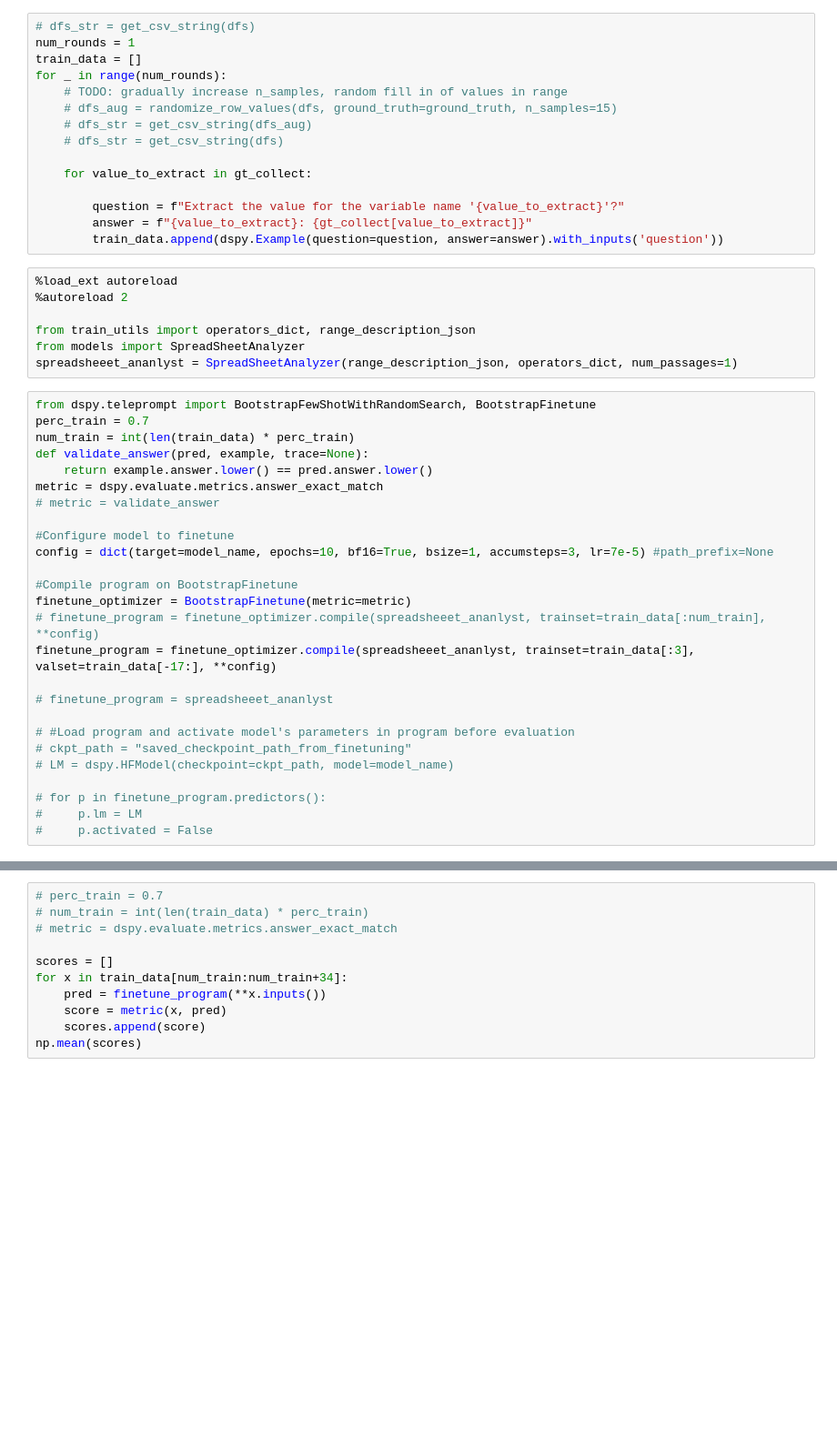
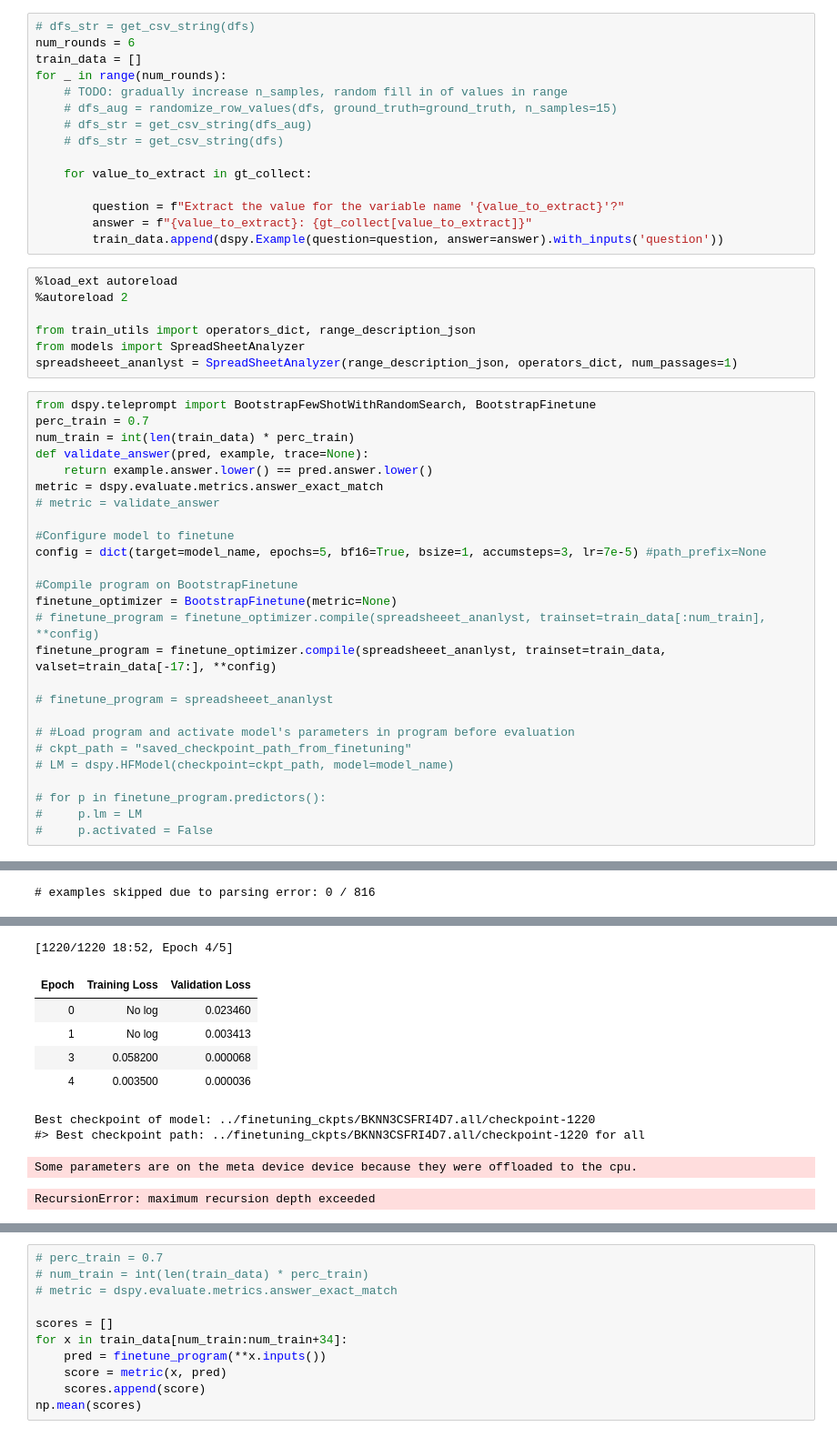
Before and after one commit to learnbott/agentic-ai, a Jupyter notebook: dspy_multiagent_fine_tune.ipynb, the cells around one changed output, grey strips where cells are left out. Shown: that part at 91% size. Saved outputs shown, nothing was run; the diff lists cells and outputs as text; blank space fills up the shorter version.

```diff
--- a/dspy_multiagent_fine_tune.ipynb
+++ b/dspy_multiagent_fine_tune.ipynb
@@ -213,7 +221,7 @@ for row,col in ground_truth.iterrows():
     gt_collect[name] = str(value)
 # %%
 # dfs_str = get_csv_string(dfs)
-num_rounds = 1
+num_rounds = 6
 train_data = []
 for _ in range(num_rounds):
     # TODO: gradually increase n_samples, random fill in of values in range
@@ -243,12 +251,12 @@ metric = dspy.evaluate.metrics.answer_exact_match
 # metric = validate_answer
 
 #Configure model to finetune
-config = dict(target=model_name, epochs=10, bf16=True, bsize=1, accumsteps=3, lr=7e-5) #path_prefix=None
+config = dict(target=model_name, epochs=5, bf16=True, bsize=1, accumsteps=3, lr=7e-5) #path_prefix=None
 
 #Compile program on BootstrapFinetune
-finetune_optimizer = BootstrapFinetune(metric=metric)
+finetune_optimizer = BootstrapFinetune(metric=None)
 # finetune_program = finetune_optimizer.compile(spreadsheeet_ananlyst, trainset=train_data[:num_train], **config)
-finetune_program = finetune_optimizer.compile(spreadsheeet_ananlyst, trainset=train_data[:3], valset=train_data[-17:], **config)
+finetune_program = finetune_optimizer.compile(spreadsheeet_ananlyst, trainset=train_data, valset=train_data[-17:], **config)
 
 # finetune_program = spreadsheeet_ananlyst
 
@@ -259,3 +267,4 @@ finetune_program = finetune_optimizer.compile(spreadsheeet_ananlyst, trainset=tr
 # for p in finetune_program.predictors():
 #     p.lm = LM
 #     p.activated = False
+# %% [output]
@@ -261,0 +276 @@ finetune_program = finetune_optimizer.compile(spreadsheeet_ananlyst, trainset=tr
+# examples skipped due to parsing error: 0 / 816
@@ -261,0 +289,10 @@ finetune_program = finetune_optimizer.compile(spreadsheeet_ananlyst, trainset=tr
+[1220/1220 18:52, Epoch 4/5]
+| Epoch | Training Loss | Validation Loss |
+| 0 | No log | 0.023460 |
+| 1 | No log | 0.003413 |
+| 3 | 0.058200 | 0.000068 |
+| 4 | 0.003500 | 0.000036 |
+Best checkpoint of model: ../finetuning_ckpts/BKNN3CSFRI4D7.all/checkpoint-1220
+#> Best checkpoint path: ../finetuning_ckpts/BKNN3CSFRI4D7.all/checkpoint-1220 for all
+Some parameters are on the meta device device because they were offloaded to the cpu.
+RecursionError: maximum recursion depth exceeded
```
Also changed, not shown: parts of 9 cells of this notebook.
